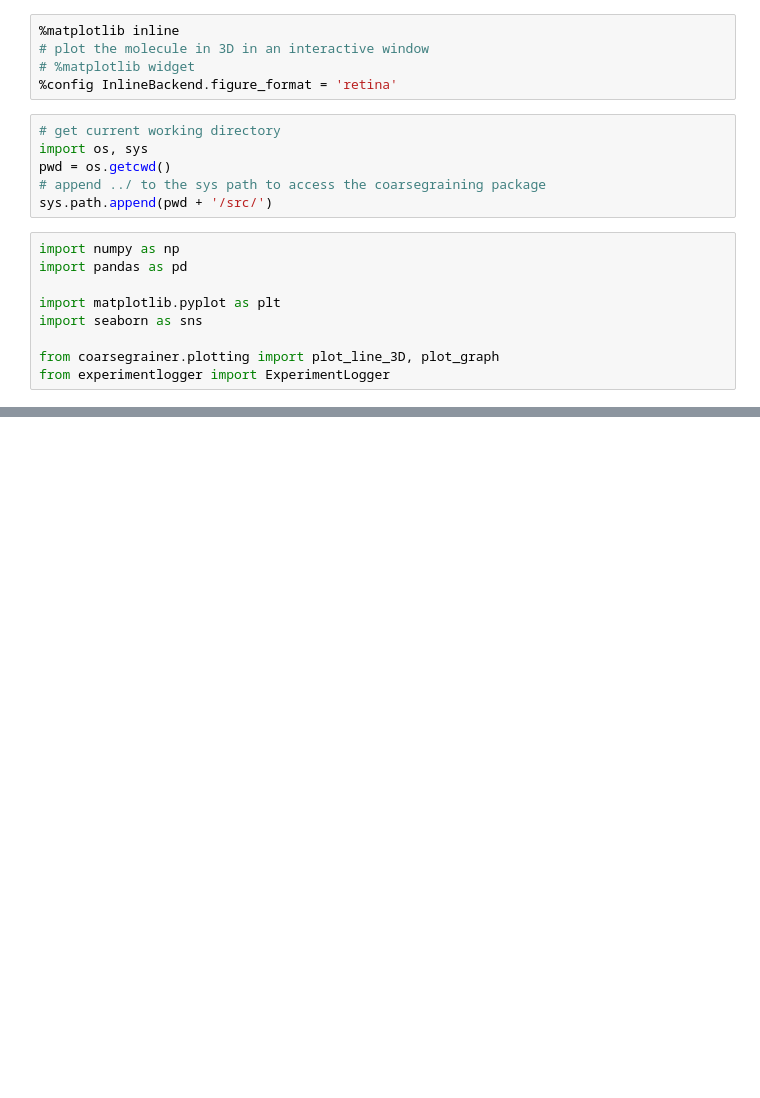
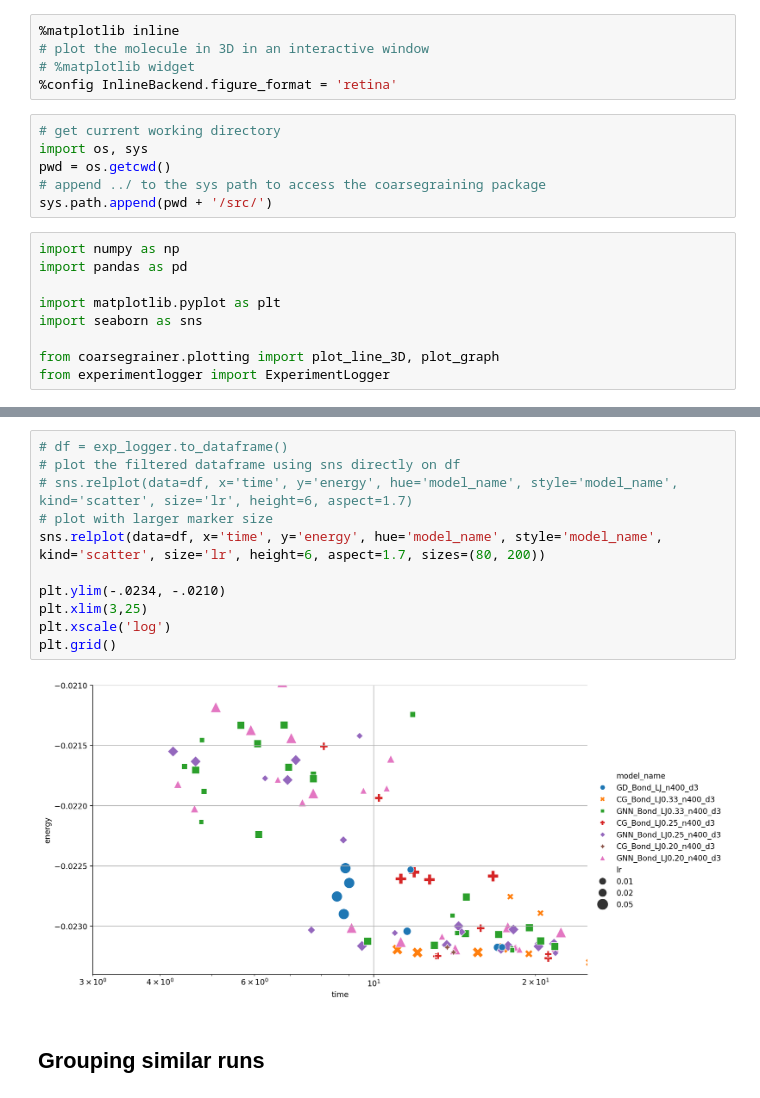
Before and after one commit to nimadehmamy/coarse_graining_reparam, a Jupyter notebook: analysis.ipynb, the cells around one changed output, grey strips where cells are left out. Cells and saved outputs as stored; diff of their text form; blank space fills up the shorter version.

```diff
--- a/analysis.ipynb
+++ b/analysis.ipynb
@@ -49,0 +98,15 @@ plt.grid()
+# %%
+# df = exp_logger.to_dataframe()
+# plot the filtered dataframe using sns directly on df
+# sns.relplot(data=df, x='time', y='energy', hue='model_name', style='model_name', kind='scatter', size='lr', height=6, aspect=1.7)
+# plot with larger marker size
+sns.relplot(data=df, x='time', y='energy', hue='model_name', style='model_name', kind='scatter', size='lr', height=6, aspect=1.7, sizes=(80, 200))
+
+plt.ylim(-.0234, -.0210)
+plt.xlim(3,25)
+plt.xscale('log')
+plt.grid()
+# %% [output]
+[figure, added]
+# %% [markdown]
+## Grouping similar runs
```
Also changed, not shown: parts of 46 cells of this notebook, 7 other files.
